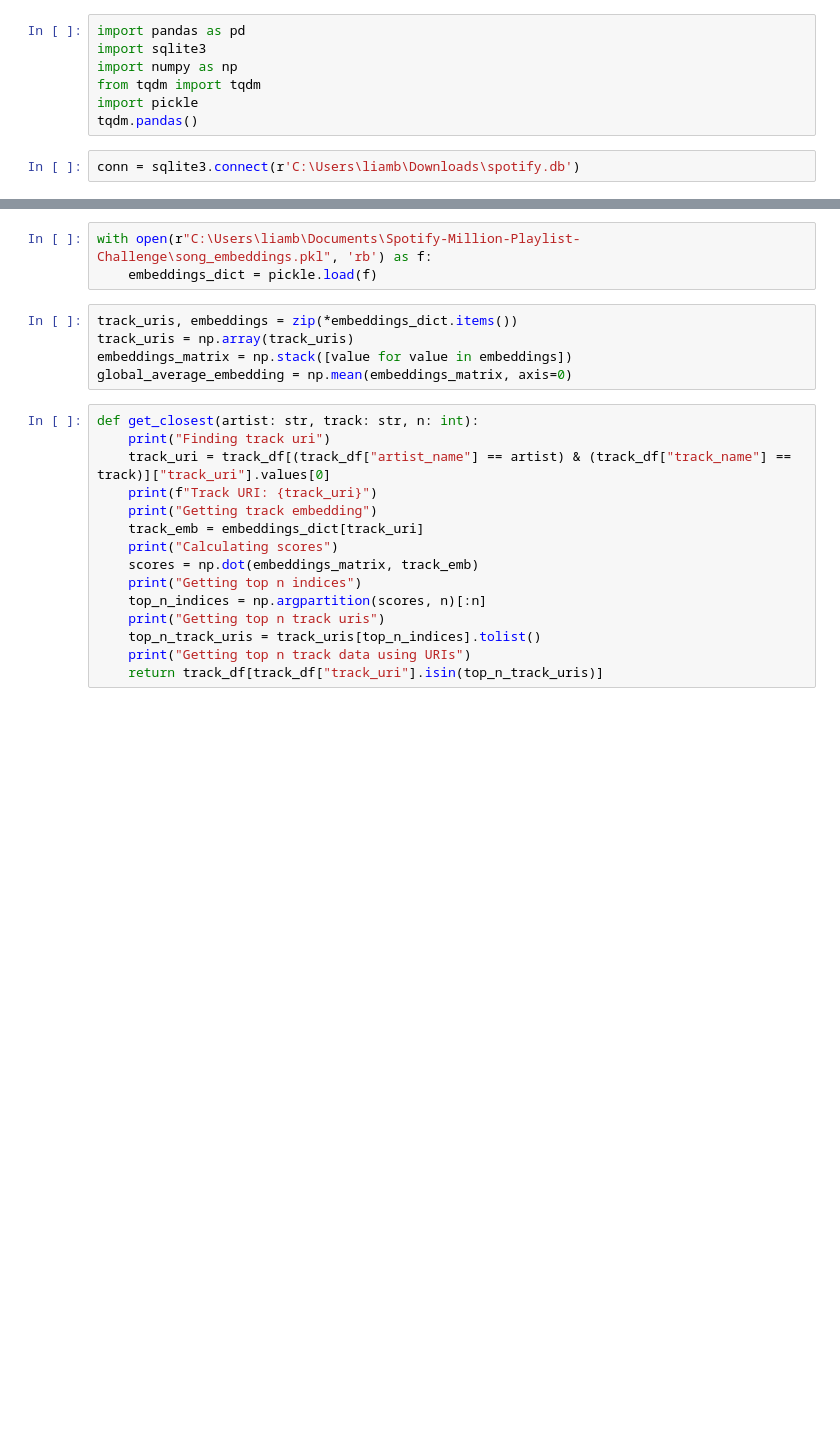
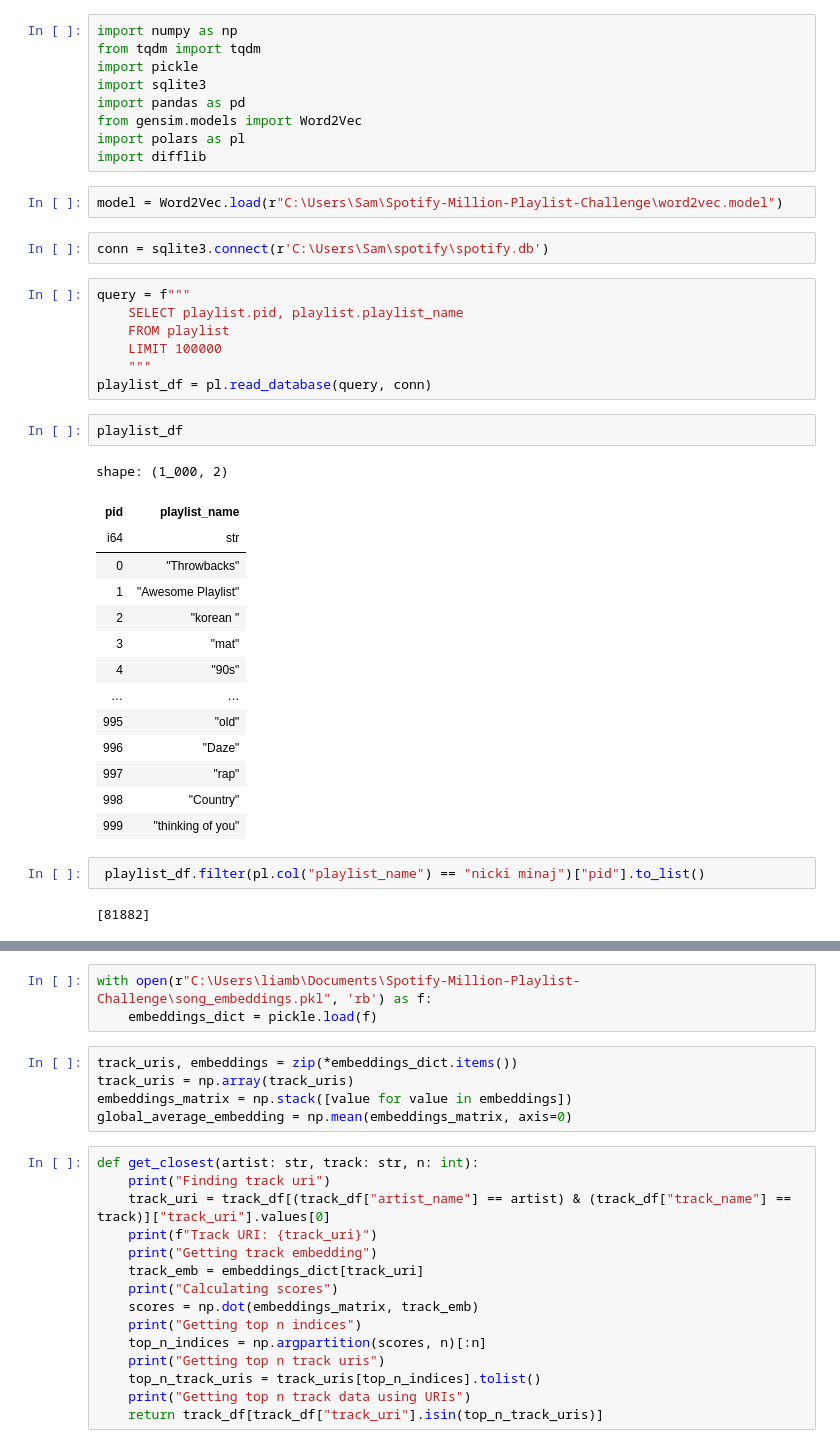
Before and after one commit to liamhbyrne/Spotify-Million-Playlist-Challenge, a Jupyter notebook: playlist_continuation/title_similarity.ipynb, the cells around one changed output, grey strips where cells are left out. Saved outputs shown, nothing was run; the diff lists cells and outputs as text; blank space fills up the shorter version.

Commit message:
create new gensim embeddings and new continuation models

```diff
--- a/playlist_continuation/title_similarity.ipynb
+++ b/playlist_continuation/title_similarity.ipynb
@@ -1,9 +1,41 @@
 # %%
-import pandas as pd
-import sqlite3
 import numpy as np
 from tqdm import tqdm
 import pickle
-tqdm.pandas()
+import sqlite3
+import pandas as pd
+from gensim.models import Word2Vec
+import polars as pl
+import difflib
-# %%
-conn = sqlite3.connect(r'C:\Users\liamb\Downloads\spotify.db')
+# %%
+model = Word2Vec.load(r"C:\Users\Sam\Spotify-Million-Playlist-Challenge\word2vec.model")
+# %%
+conn = sqlite3.connect(r'C:\Users\Sam\spotify\spotify.db')
+# %%
+query = f"""
+    SELECT playlist.pid, playlist.playlist_name
+    FROM playlist
+    LIMIT 100000
+    """
+playlist_df = pl.read_database(query, conn)
+# %%
+playlist_df
+# %% [output]
+shape: (1_000, 2)
+| pid | playlist_name |
+| i64 | str |
+| 0 | "Throwbacks" |
+| 1 | "Awesome Playlist" |
+| 2 | "korean " |
+| 3 | "mat" |
+| 4 | "90s" |
+| … | … |
+| 995 | "old" |
+| 996 | "Daze" |
+| 997 | "rap" |
+| 998 | "Country" |
+| 999 | "thinking of you" |
+# %%
+ playlist_df.filter(pl.col("playlist_name") == "nicki minaj")["pid"].to_list()
+# %% [output]
+[81882]
```
Also changed, not shown: parts of 27 cells of this notebook, 3 other files.
